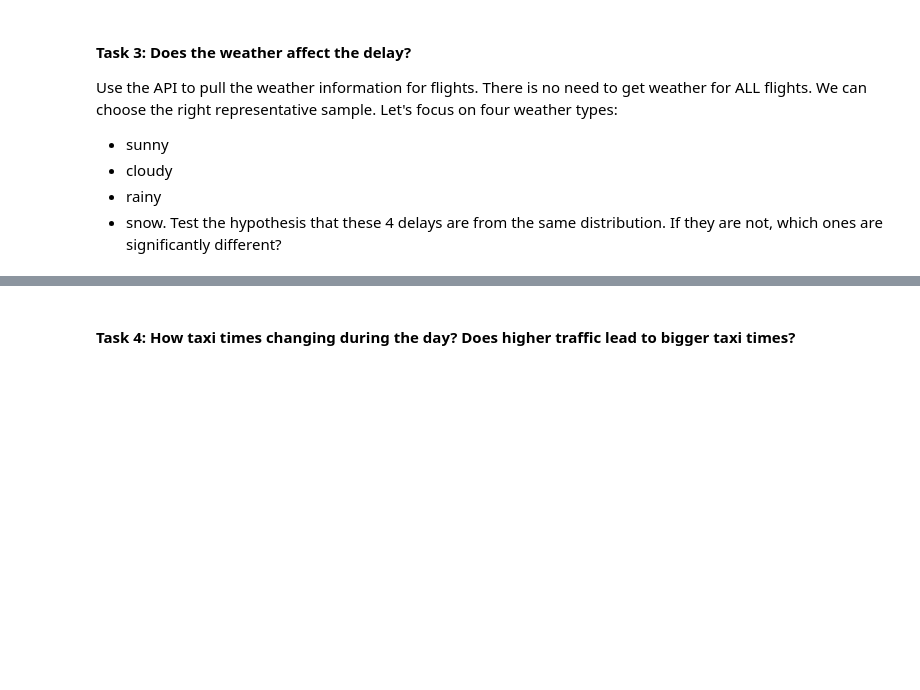
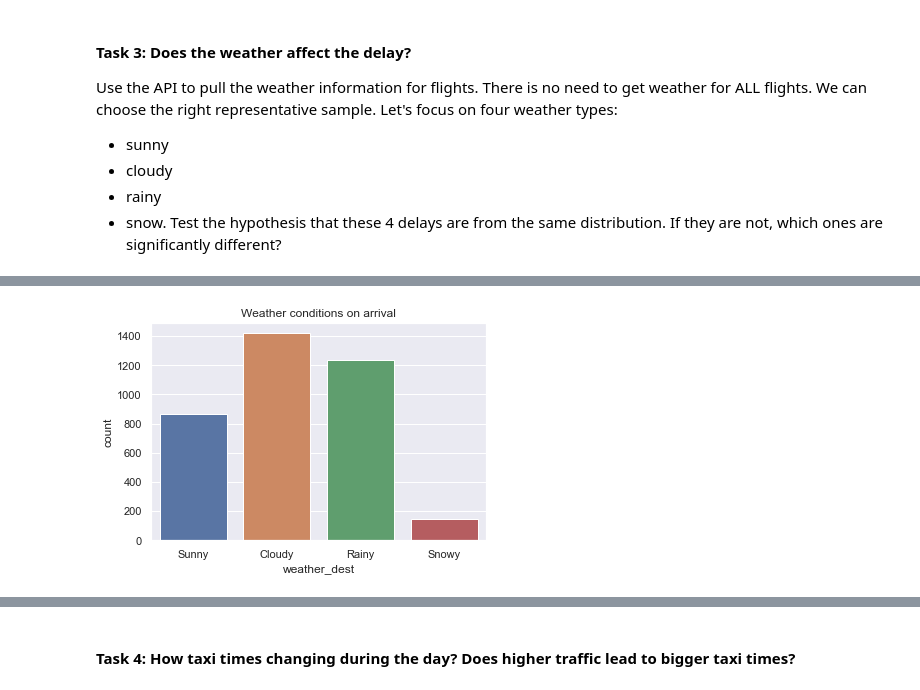
Before and after one commit to Noah2252/Lighthouse-Lab-Midterm-Project, a Jupyter notebook: exploratory_analysis.ipynb, the cells around one changed output, grey strips where cells are left out. Cells and saved outputs as stored; diff of their text form; code cells hidden in the pictures; blank space fills up the shorter version.

```diff
--- a/exploratory_analysis.ipynb
+++ b/exploratory_analysis.ipynb
@@ -253,0 +442,6 @@ Test the hypothesis that these 4 delays are from the same distribution. If they
+# %%
+sns.countplot(data=flights_with_weather, x='weather_dest', order=weather_categories)
+plt.title('Weather conditions on arrival')
+plt.show()
+# %% [output]
+[figure, added]
```
Also changed, not shown: parts of 80 cells of this notebook.
